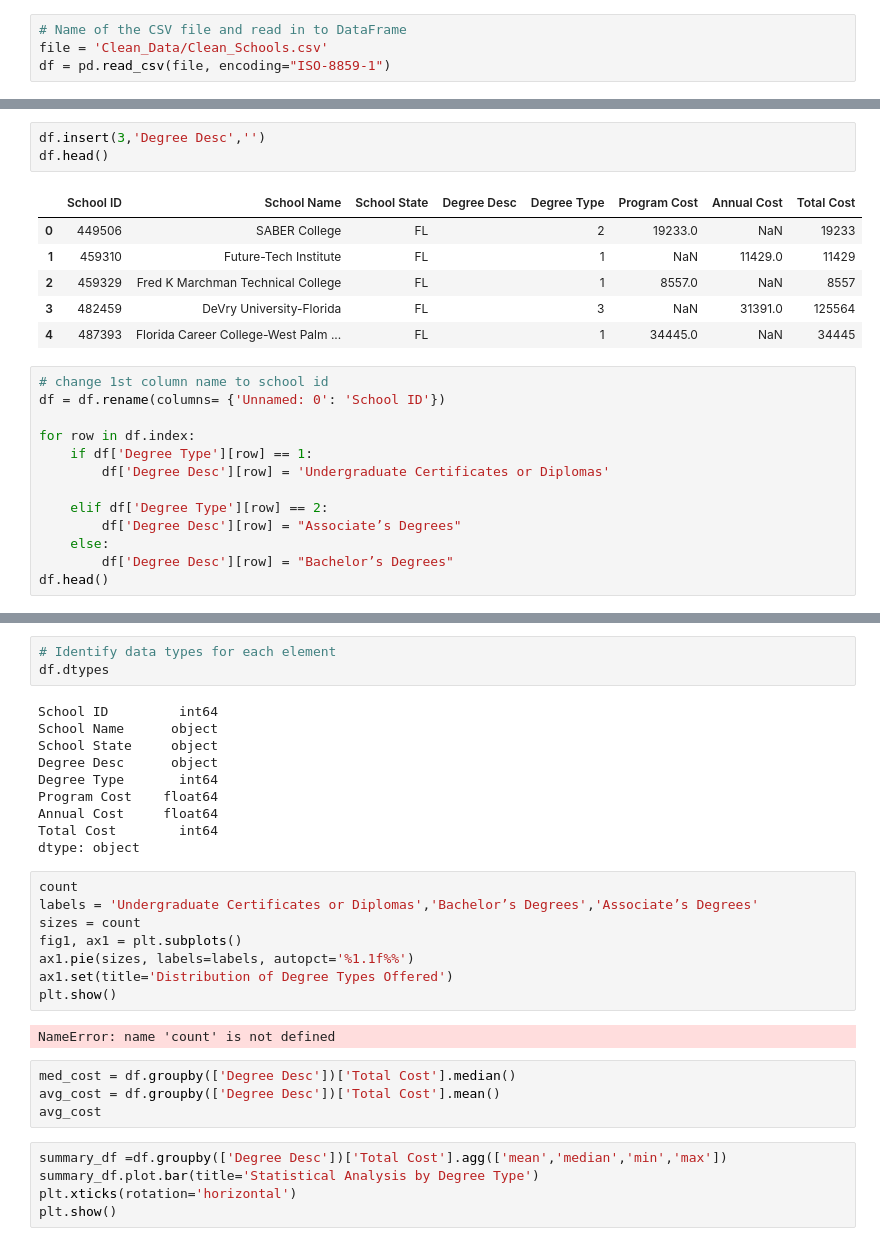
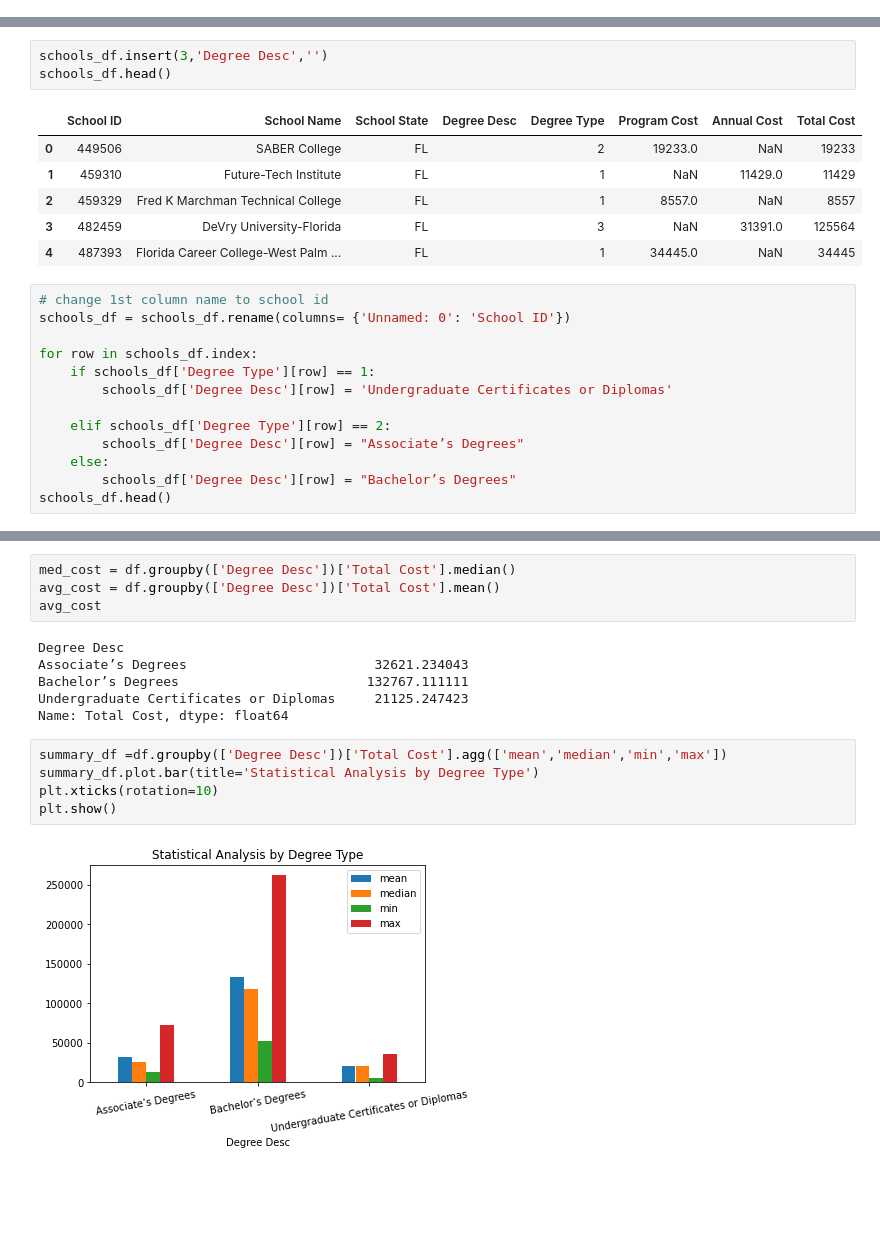
Before and after one commit to Project-1-2021/ValueOfCollege, a Jupyter notebook: Data_Analysis.ipynb, the cells around one changed output, grey strips where cells are left out. Drawn from its saved outputs; the diff is of its cells as text; blank space fills up the shorter version.

Commit message:
updated combined data analysis

```diff
--- a/Data_Analysis.ipynb
+++ b/Data_Analysis.ipynb
@@ -126,9 +114,5 @@ plt.show()
 [figure]
 # %% [markdown]
 ## Tuition
-# %%
-# Name of the CSV file and read in to DataFrame
-file = 'Clean_Data/Clean_Schools.csv'
-df = pd.read_csv(file, encoding="ISO-8859-1")
 # %%
 # preview df
@@ -141,8 +125,8 @@ df.head()
 | 3 | 482459 | DeVry University-Florida | FL | 3 | NaN | 31391.0 | 125564 |
 | 4 | 487393 | Florida Career College-West Palm ... | FL | 1 | 34445.0 | NaN | 34445 |
 # %%
-df.insert(3,'Degree Desc','')
-df.head()
+schools_df.insert(3,'Degree Desc','')
+schools_df.head()
 # %% [output]
 |  | School ID | School Name | School State | Degree Desc | Degree Type | Program Cost | Annual Cost | Total Cost |
 | 0 | 449506 | SABER College | FL |  | 2 | 19233.0 | NaN | 19233 |
@@ -152,17 +136,17 @@ df.head()
 | 4 | 487393 | Florida Career College-West Palm ... | FL |  | 1 | 34445.0 | NaN | 34445 |
 # %%
 # change 1st column name to school id
-df = df.rename(columns= {'Unnamed: 0': 'School ID'})
+schools_df = schools_df.rename(columns= {'Unnamed: 0': 'School ID'})
 
-for row in df.index:
-    if df['Degree Type'][row] == 1:
-        df['Degree Desc'][row] = 'Undergraduate Certificates or Diplomas'
+for row in schools_df.index:
+    if schools_df['Degree Type'][row] == 1:
+        schools_df['Degree Desc'][row] = 'Undergraduate Certificates or Diplomas'
 
-    elif df['Degree Type'][row] == 2:
-        df['Degree Desc'][row] = "Associate’s Degrees"
+    elif schools_df['Degree Type'][row] == 2:
+        schools_df['Degree Desc'][row] = "Associate’s Degrees"
     else:
-        df['Degree Desc'][row] = "Bachelor’s Degrees"
-df.head()
+        schools_df['Degree Desc'][row] = "Bachelor’s Degrees"
+schools_df.head()
 # %% [output]
 A value is trying to be set on a copy of a slice from a DataFrame
 
@@ -210,32 +169,17 @@ dtype: int64
-# %%
-# Identify data types for each element
-df.dtypes
-# %% [output]
-School ID         int64
-School Name      object
-School State     object
-Degree Desc      object
-Degree Type       int64
-Program Cost    float64
-Annual Cost     float64
-Total Cost        int64
-dtype: object
-# %%
-count
-labels = 'Undergraduate Certificates or Diplomas','Bachelor’s Degrees','Associate’s Degrees'
-sizes = count
-fig1, ax1 = plt.subplots()
-ax1.pie(sizes, labels=labels, autopct='%1.1f%%')
-ax1.set(title='Distribution of Degree Types Offered')
-plt.show()
-# %% [output]
-NameError: name 'count' is not defined
 # %%
 med_cost = df.groupby(['Degree Desc'])['Total Cost'].median()
 avg_cost = df.groupby(['Degree Desc'])['Total Cost'].mean()
 avg_cost
+# %% [output]
+Degree Desc
+Associate’s Degrees                        32621.234043
+Bachelor’s Degrees                        132767.111111
+Undergraduate Certificates or Diplomas     21125.247423
+Name: Total Cost, dtype: float64
 # %%
 summary_df =df.groupby(['Degree Desc'])['Total Cost'].agg(['mean','median','min','max'])
 summary_df.plot.bar(title='Statistical Analysis by Degree Type')
-plt.xticks(rotation='horizontal')
+plt.xticks(rotation=10)
 plt.show()
+# %% [output]
+[figure, added]
```
Also changed, not shown: parts of 11 cells of this notebook.
